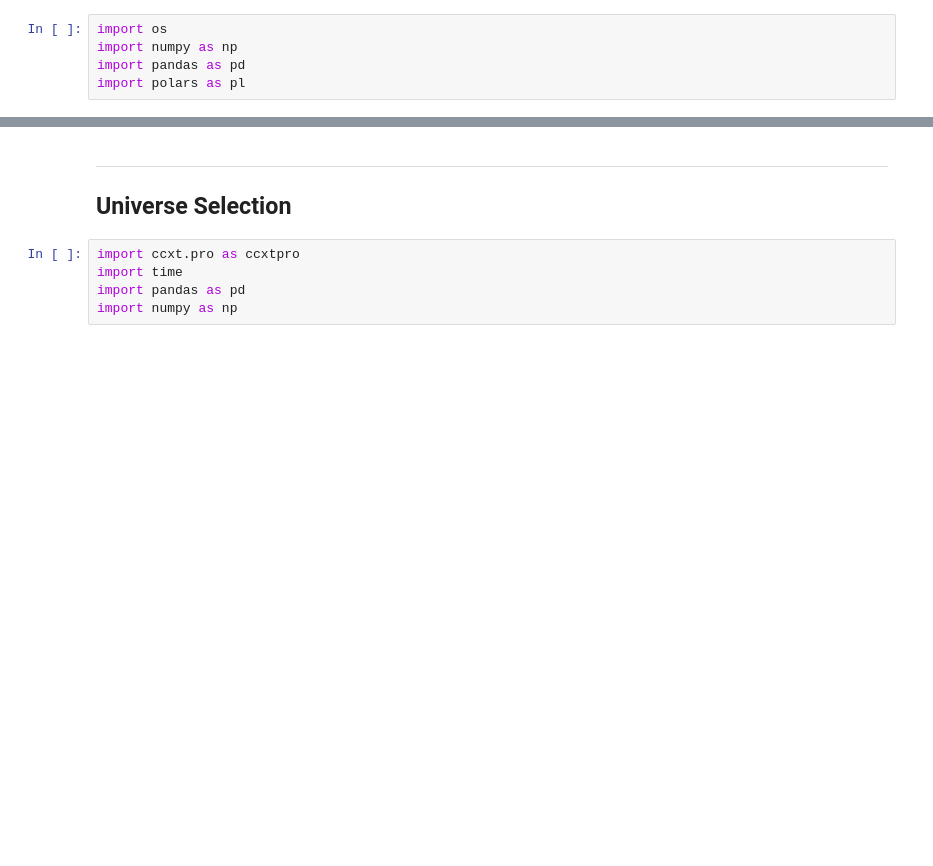
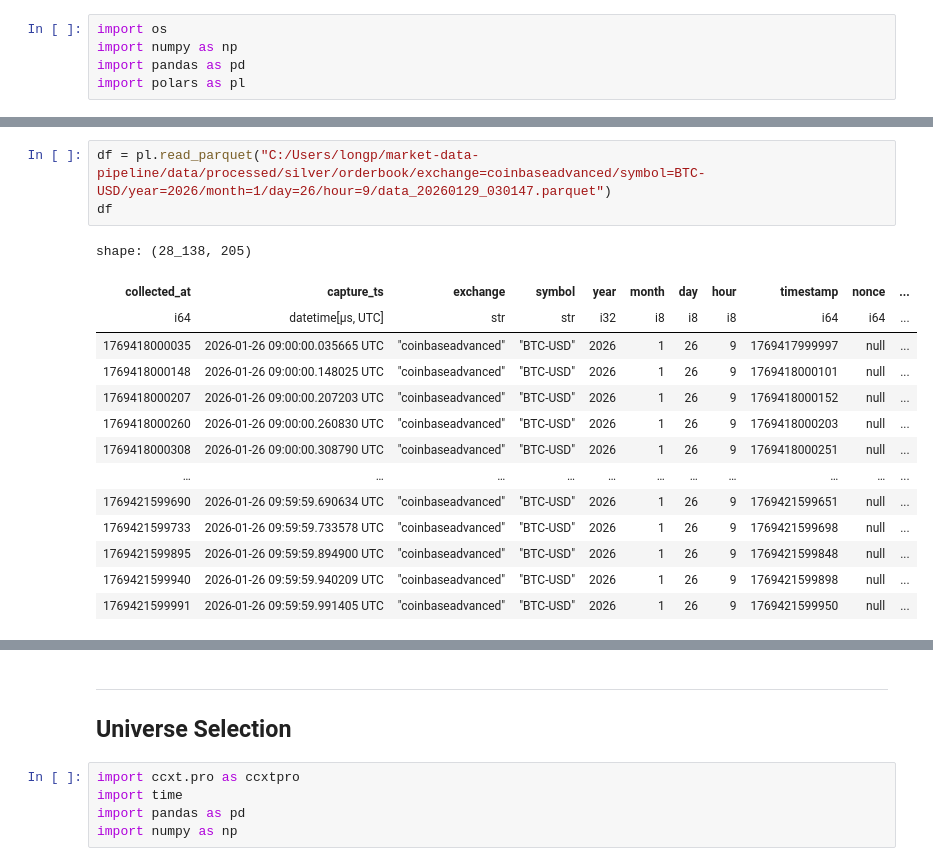
Before and after one commit to jp-quant/daedalus, a Jupyter notebook: R&D.ipynb, the cells around one changed output, grey strips where cells are left out. Cells and saved outputs as stored; diff of their text form; blank space fills up the shorter version.

```diff
--- a/R&D.ipynb
+++ b/R&D.ipynb
@@ -115,0 +34,18 @@ for SYMBOL in unique_symbols:
+# %%
+df = pl.read_parquet("C:/Users/longp/market-data-pipeline/data/processed/silver/orderbook/exchange=coinbaseadvanced/symbol=BTC-USD/year=2026/month=1/day=26/hour=9/data_20260129_030147.parquet")
+df
+# %% [output]
+shape: (28_138, 205)
+| collected_at | capture_ts | exchange | symbol | year | month | day | hour | timestamp | nonce | ... |
+| i64 | datetime[μs, UTC] | str | str | i32 | i8 | i8 | i8 | i64 | i64 | ... |
+| 1769418000035 | 2026-01-26 09:00:00.035665 UTC | "coinbaseadvanced" | "BTC-USD" | 2026 | 1 | 26 | 9 | 1769417999997 | null | ... |
+| 1769418000148 | 2026-01-26 09:00:00.148025 UTC | "coinbaseadvanced" | "BTC-USD" | 2026 | 1 | 26 | 9 | 1769418000101 | null | ... |
+| 1769418000207 | 2026-01-26 09:00:00.207203 UTC | "coinbaseadvanced" | "BTC-USD" | 2026 | 1 | 26 | 9 | 1769418000152 | null | ... |
+| 1769418000260 | 2026-01-26 09:00:00.260830 UTC | "coinbaseadvanced" | "BTC-USD" | 2026 | 1 | 26 | 9 | 1769418000203 | null | ... |
+| 1769418000308 | 2026-01-26 09:00:00.308790 UTC | "coinbaseadvanced" | "BTC-USD" | 2026 | 1 | 26 | 9 | 1769418000251 | null | ... |
+| … | … | … | … | … | … | … | … | … | … | ... |
+| 1769421599690 | 2026-01-26 09:59:59.690634 UTC | "coinbaseadvanced" | "BTC-USD" | 2026 | 1 | 26 | 9 | 1769421599651 | null | ... |
+| 1769421599733 | 2026-01-26 09:59:59.733578 UTC | "coinbaseadvanced" | "BTC-USD" | 2026 | 1 | 26 | 9 | 1769421599698 | null | ... |
+| 1769421599895 | 2026-01-26 09:59:59.894900 UTC | "coinbaseadvanced" | "BTC-USD" | 2026 | 1 | 26 | 9 | 1769421599848 | null | ... |
+| 1769421599940 | 2026-01-26 09:59:59.940209 UTC | "coinbaseadvanced" | "BTC-USD" | 2026 | 1 | 26 | 9 | 1769421599898 | null | ... |
+| 1769421599991 | 2026-01-26 09:59:59.991405 UTC | "coinbaseadvanced" | "BTC-USD" | 2026 | 1 | 26 | 9 | 1769421599950 | null | ... |
```
Also changed, not shown: parts of 23 cells of this notebook, 2 other files.
